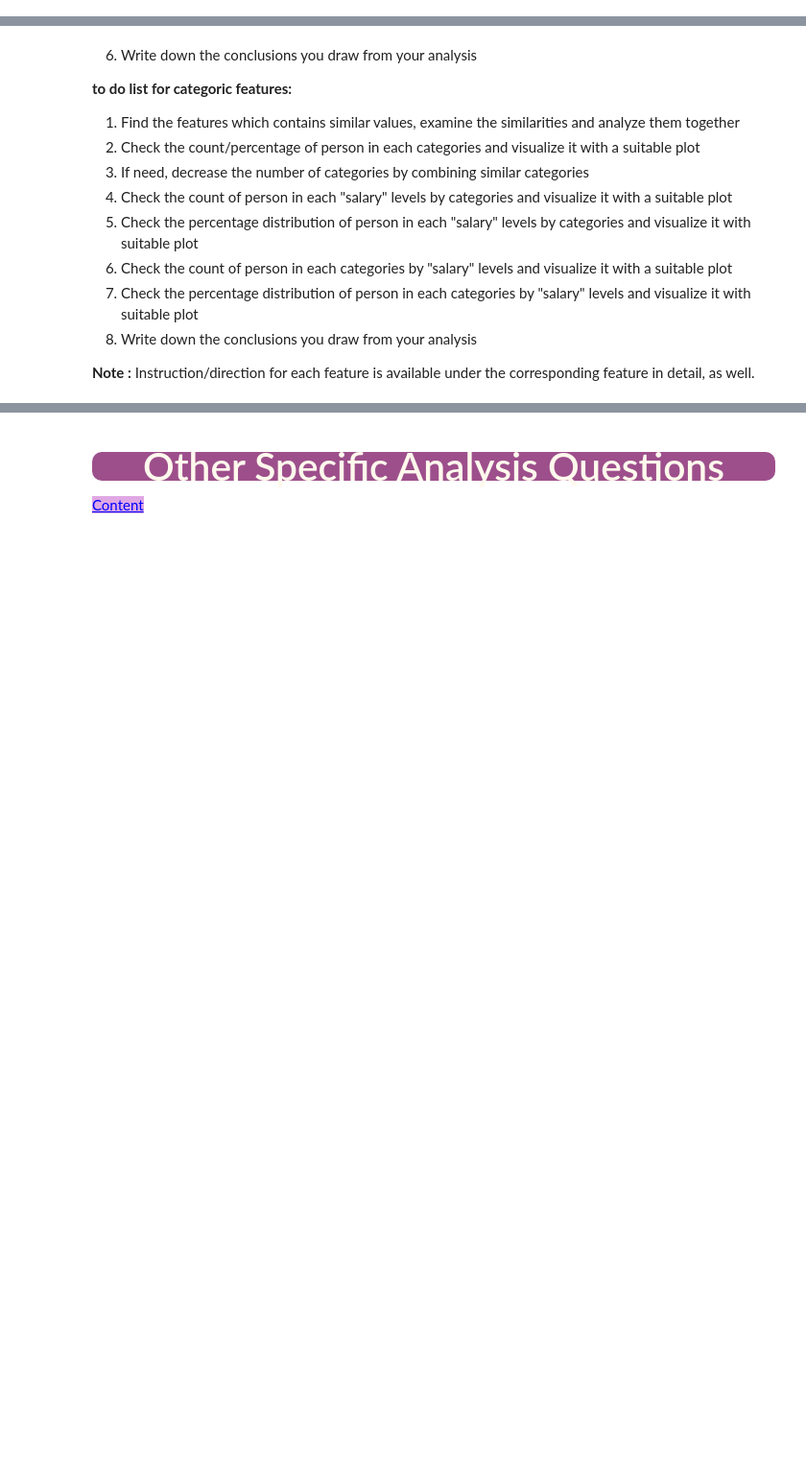
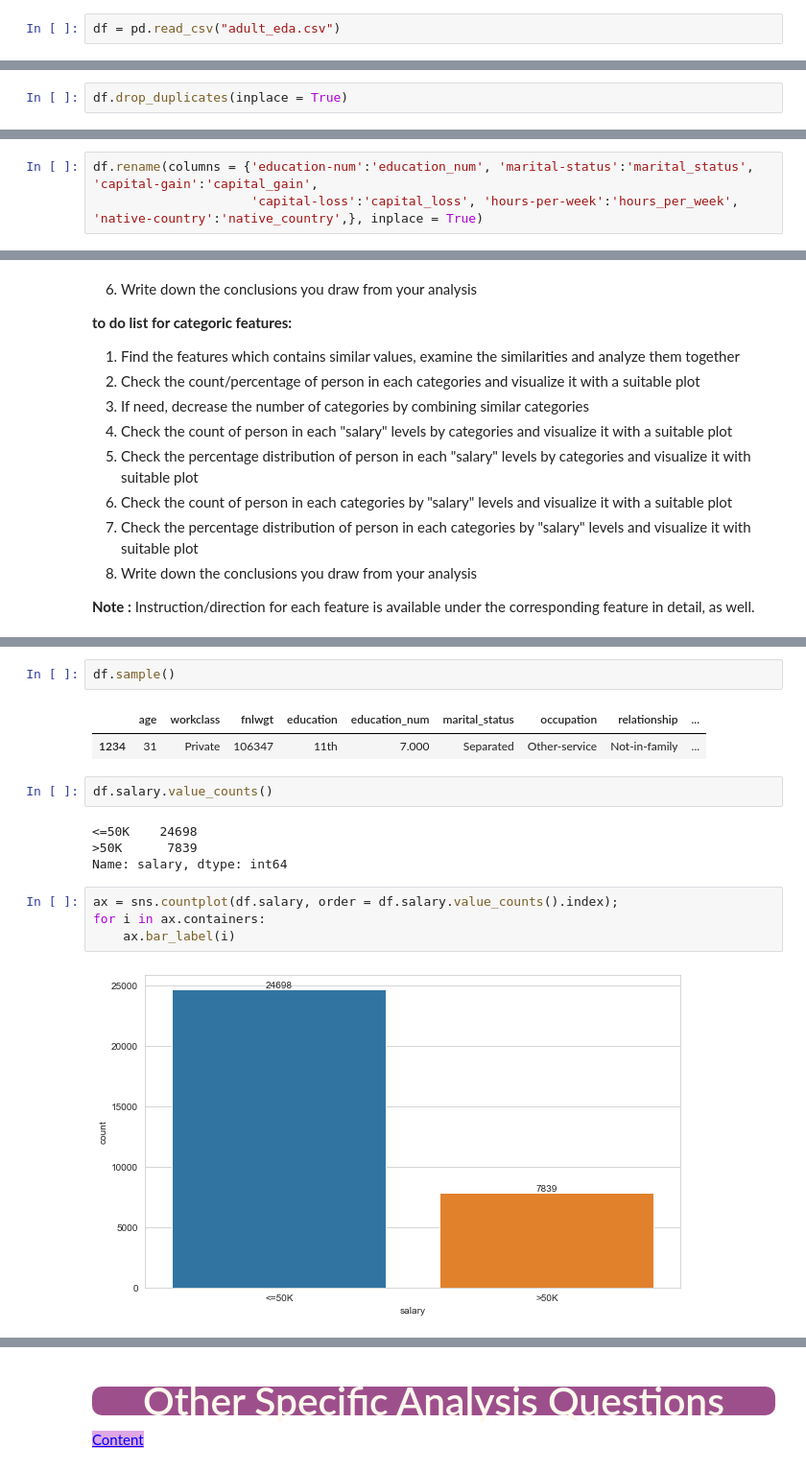
Before and after one commit to rkahraman20/Bootcamp_Clarusway, a Jupyter notebook: EDA_Projects/EDA_Project_01_Analyze_US_Citizens/EDA_Project_Analyze_US_Citizens_02.ipynb, the cells around one changed output, grey strips where cells are left out. Shown at 96% size. Cells and saved outputs as stored; diff of their text form; blank space fills up the shorter version.

```diff
--- a/EDA_Projects/EDA_Project_01_Analyze_US_Citizens/EDA_Project_Analyze_US_Citizens_02.ipynb
+++ b/EDA_Projects/EDA_Project_01_Analyze_US_Citizens/EDA_Project_Analyze_US_Citizens_02.ipynb
@@ -132,6 +132,8 @@ pd.set_option('display.float_format', lambda x: '%.3f' % x)
 pd.set_option('display.max_columns', None)
 # %% [markdown]
 ### <p style="background-color:#9d4f8c; font-family:newtimeroman; color:#FFF9ED; font-size:150%; text-align:left; border-radius:10px 10px;">Reading the data from file</p>
+# %%
+df = pd.read_csv("adult_eda.csv")
 # %% [markdown]
 ## <p style="background-color:#9d4f8c; font-family:newtimeroman; color:#FFF9ED; font-size:175%; text-align:center; border-radius:10px 10px;">Recognizing and Understanding Data</p>
 
@@ -147,0 +189,2 @@ style="color:blue; background-color:#dfa8e4" data-toggle="popover">Content</a>
+# %%
+df.drop_duplicates(inplace = True)
@@ -147,0 +205,3 @@ style="color:blue; background-color:#dfa8e4" data-toggle="popover">Content</a>
+# %%
+df.rename(columns = {'education-num':'education_num', 'marital-status':'marital_status', 'capital-gain':'capital_gain',
+                     'capital-loss':'capital_loss', 'hours-per-week':'hours_per_week', 'native-country':'native_country',}, inplace = True)
@@ -177,0 +400,17 @@ Examine all features (first target feature("salary"), then numeric ones, lastly
+# %%
+df.sample()
+# %% [output]
+|  | age | workclass | fnlwgt | education | education_num | marital_status | occupation | relationship | ... |
+| 1234 | 31 | Private | 106347 | 11th | 7.000 | Separated | Other-service | Not-in-family | ... |
+# %%
+df.salary.value_counts()
+# %% [output]
+<=50K    24698
+>50K      7839
+Name: salary, dtype: int64
+# %%
+ax = sns.countplot(df.salary, order = df.salary.value_counts().index);
+for i in ax.containers:
+    ax.bar_label(i)
+# %% [output]
+[figure, added]
```
Also changed, not shown: parts of 20 cells of this notebook.
